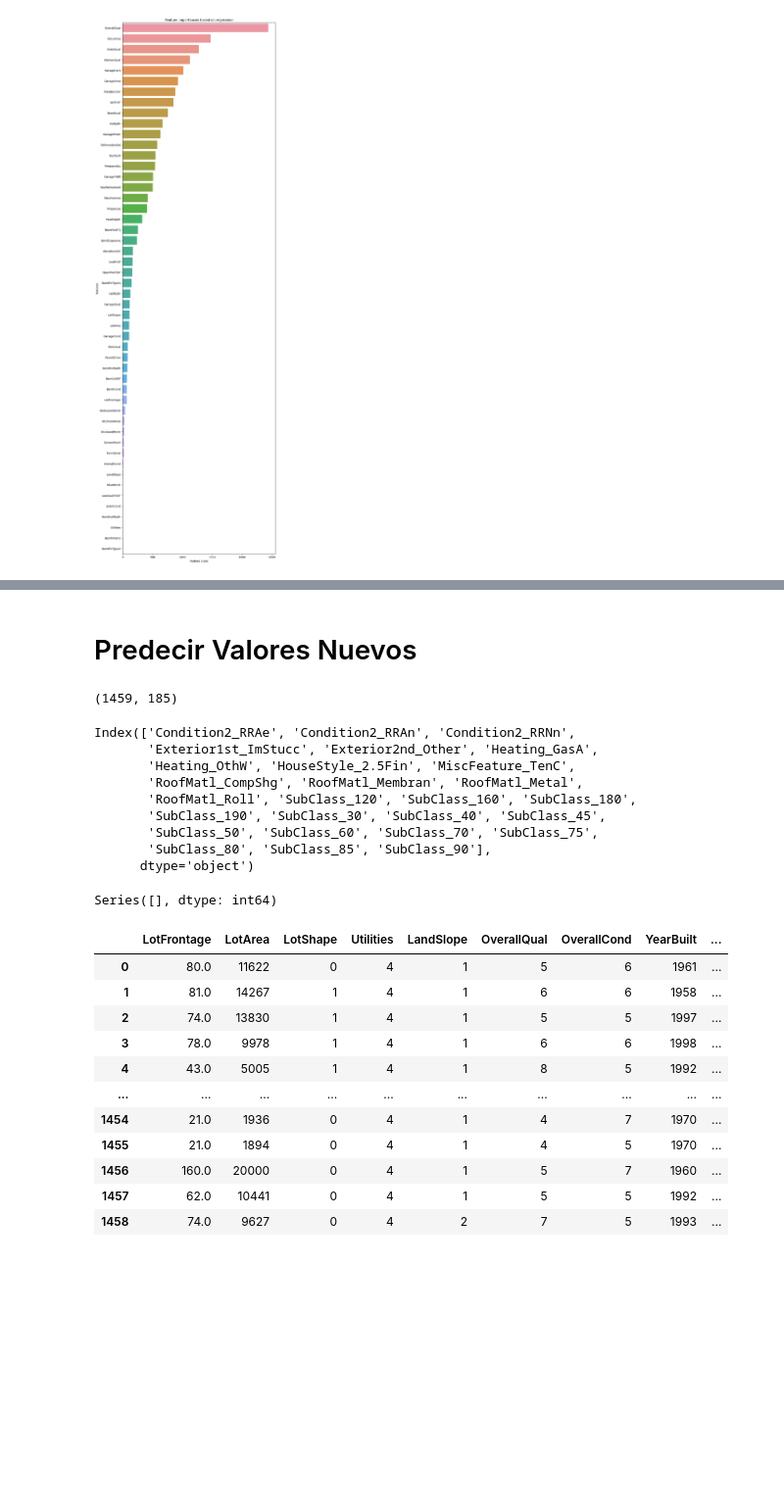
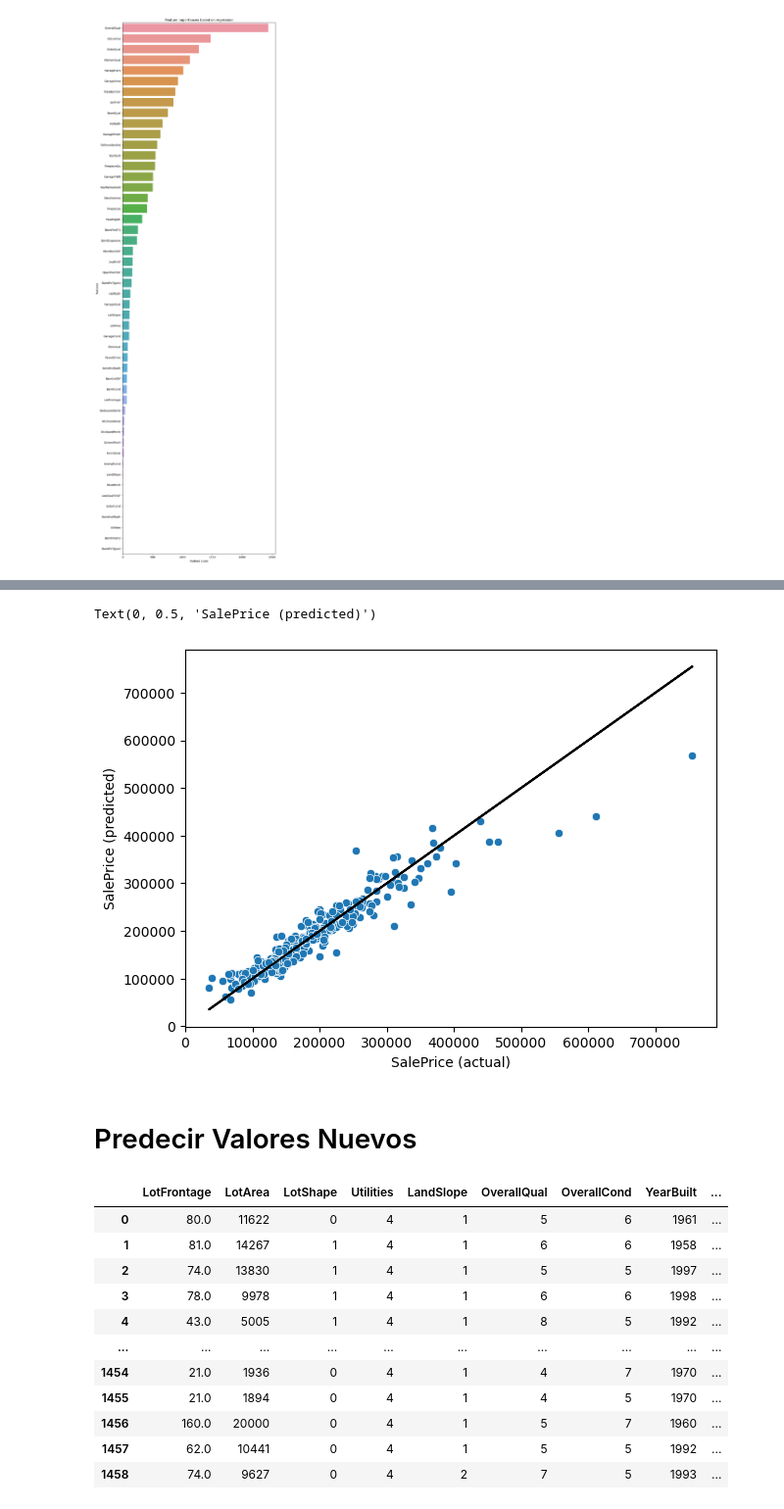
Before and after one commit to Marlon-Orrego/Analisis_Predictivo, a Jupyter notebook: Trabajo3_ValeriaMondragón_MarlonOrrego.ipynb, the cells around one changed output, grey strips where cells are left out. Shown: that part at 98% size. Saved outputs shown, nothing was run; the diff lists cells and outputs as text; code cells hidden in the pictures; blank space fills up the shorter version.

```diff
--- a/Trabajo3_ValeriaMondragón_MarlonOrrego.ipynb
+++ b/Trabajo3_ValeriaMondragón_MarlonOrrego.ipynb
@@ -627,0 +686,2 @@ y_train = np.exp(y_train)
+# %%
+y_pred_test_h=grid.predict(X_test)
@@ -628,27 +693,16 @@ y_train = np.exp(y_train)
+# %%
+plt.figure(figsize=(7,5))
+sns.scatterplot(x=y_test,y=y_pred_test_h)
+plt.plot(y_test,y_test,color='k')
+plt.xlabel('SalePrice (actual)')
+plt.ylabel('SalePrice (predicted)')
+# %% [output]
+Text(0, 0.5, 'SalePrice (predicted)')
+[figure, added]
 # %% [markdown]
 # Predecir Valores Nuevos
 # %%
 X_new_pred = data_test_clean
-# %%
-X_new_pred.shape
-# %% [output]
-(1459, 185)
-# %%
-X.columns.difference(X_new_pred.columns)
-# %% [output]
-Index(['Condition2_RRAe', 'Condition2_RRAn', 'Condition2_RRNn',
-       'Exterior1st_ImStucc', 'Exterior2nd_Other', 'Heating_GasA',
-       'Heating_OthW', 'HouseStyle_2.5Fin', 'MiscFeature_TenC',
-       'RoofMatl_CompShg', 'RoofMatl_Membran', 'RoofMatl_Metal',
-       'RoofMatl_Roll', 'SubClass_120', 'SubClass_160', 'SubClass_180',
-       'SubClass_190', 'SubClass_30', 'SubClass_40', 'SubClass_45',
-       'SubClass_50', 'SubClass_60', 'SubClass_70', 'SubClass_75',
-       'SubClass_80', 'SubClass_85', 'SubClass_90'],
-      dtype='object')
-# %%
-X_new_pred.isnull().sum()[X_new_pred.isnull().sum() > 0].sort_index()
-# %% [output]
-Series([], dtype: int64)
 # %%
 #Obtén la lista de columnas después de la dumificación en ambos dataframes
 train_columns = X.columns.tolist()
```
Also changed, not shown: parts of 24 cells of this notebook.
